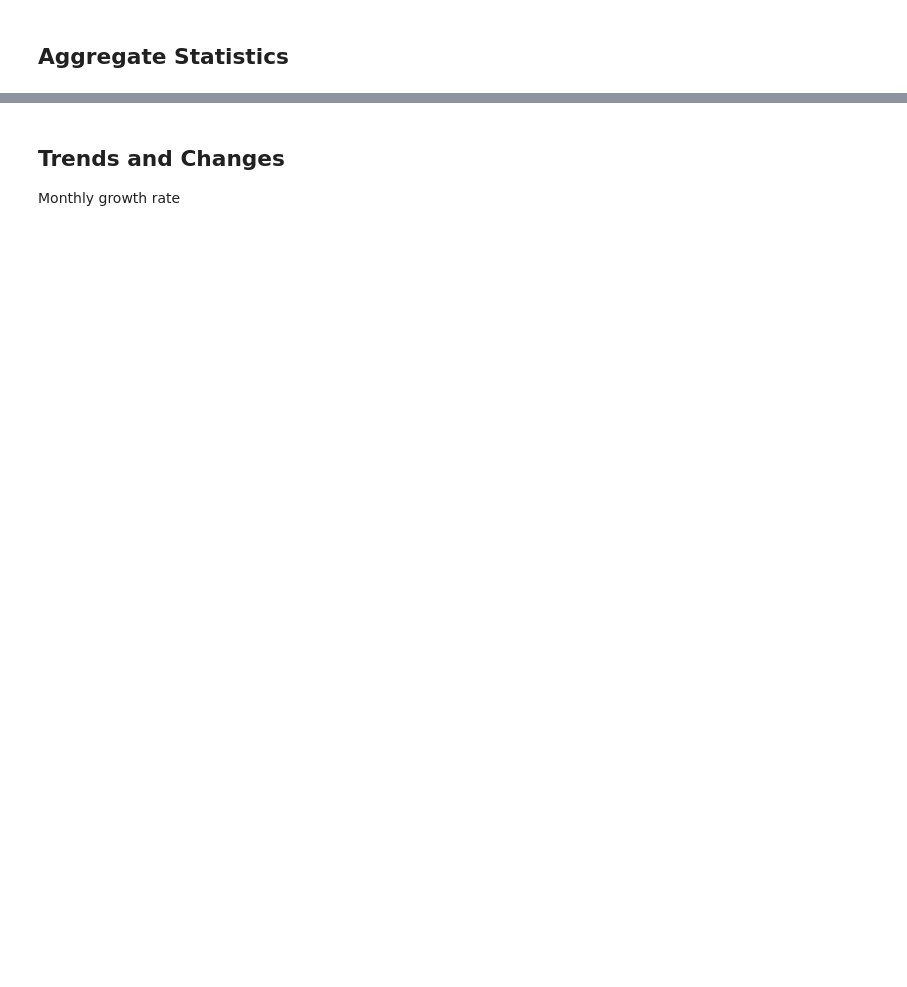
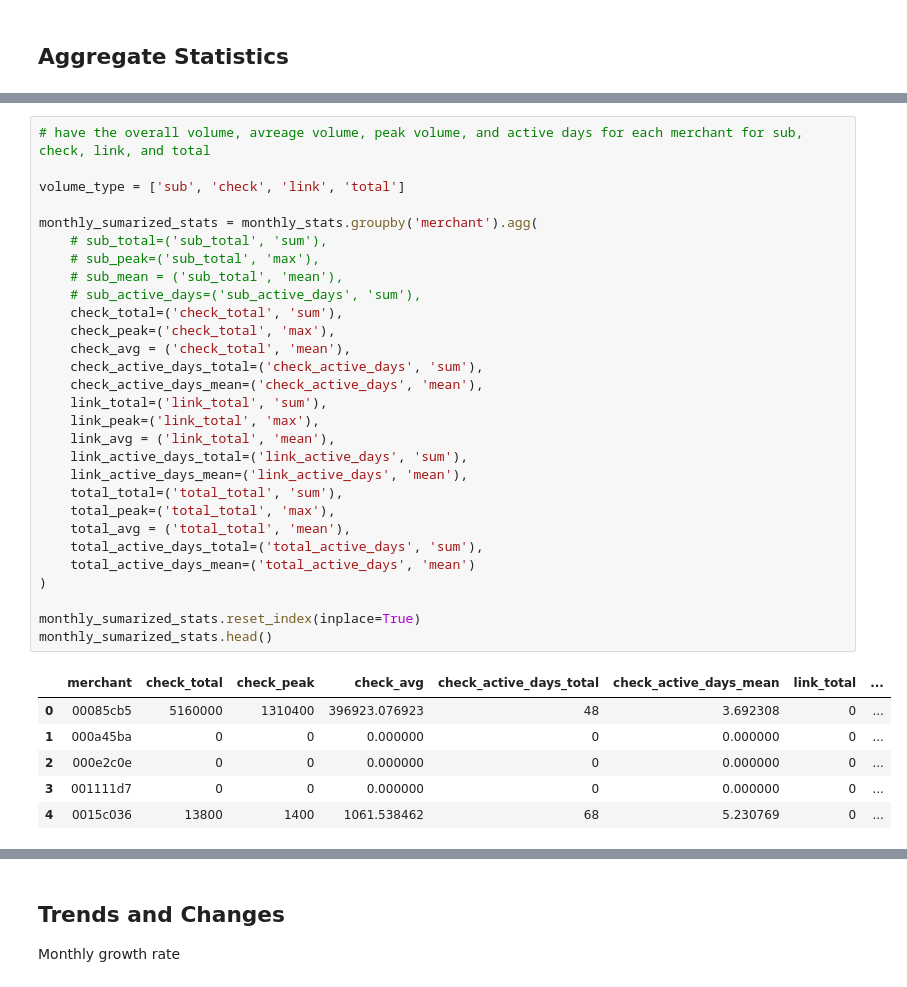
Before and after one commit to placeboo/payment-platform-transaction-analysis, a Jupyter notebook: notebook.ipynb, the cells around one changed output, grey strips where cells are left out. Drawn from its saved outputs; the diff is of its cells as text; blank space fills up the shorter version.

```diff
--- a/notebook.ipynb
+++ b/notebook.ipynb
@@ -99,0 +228,36 @@ monthly_stats.head()
+# %%
+# have the overall volume, avreage volume, peak volume, and active days for each merchant for sub, check, link, and total
+
+volume_type = ['sub', 'check', 'link', 'total']
+
+monthly_sumarized_stats = monthly_stats.groupby('merchant').agg(
+    # sub_total=('sub_total', 'sum'),
+    # sub_peak=('sub_total', 'max'),
+    # sub_mean = ('sub_total', 'mean'),
+    # sub_active_days=('sub_active_days', 'sum'),
+    check_total=('check_total', 'sum'),
+    check_peak=('check_total', 'max'),
+    check_avg = ('check_total', 'mean'),
+    check_active_days_total=('check_active_days', 'sum'),
+    check_active_days_mean=('check_active_days', 'mean'),
+    link_total=('link_total', 'sum'),
+    link_peak=('link_total', 'max'),
+    link_avg = ('link_total', 'mean'),
+    link_active_days_total=('link_active_days', 'sum'),
+    link_active_days_mean=('link_active_days', 'mean'),
+    total_total=('total_total', 'sum'),
+    total_peak=('total_total', 'max'),
+    total_avg = ('total_total', 'mean'),
+    total_active_days_total=('total_active_days', 'sum'),
+    total_active_days_mean=('total_active_days', 'mean')
+)
+
+monthly_sumarized_stats.reset_index(inplace=True)
+monthly_sumarized_stats.head()
+# %% [output]
+|  | merchant | check_total | check_peak | check_avg | check_active_days_total | check_active_days_mean | link_total | ... |
+| 0 | 00085cb5 | 5160000 | 1310400 | 396923.076923 | 48 | 3.692308 | 0 | ... |
+| 1 | 000a45ba | 0 | 0 | 0.000000 | 0 | 0.000000 | 0 | ... |
+| 2 | 000e2c0e | 0 | 0 | 0.000000 | 0 | 0.000000 | 0 | ... |
+| 3 | 001111d7 | 0 | 0 | 0.000000 | 0 | 0.000000 | 0 | ... |
+| 4 | 0015c036 | 13800 | 1400 | 1061.538462 | 68 | 5.230769 | 0 | ... |
```
Also changed, not shown: parts of 25 cells of this notebook, 4 other files.
